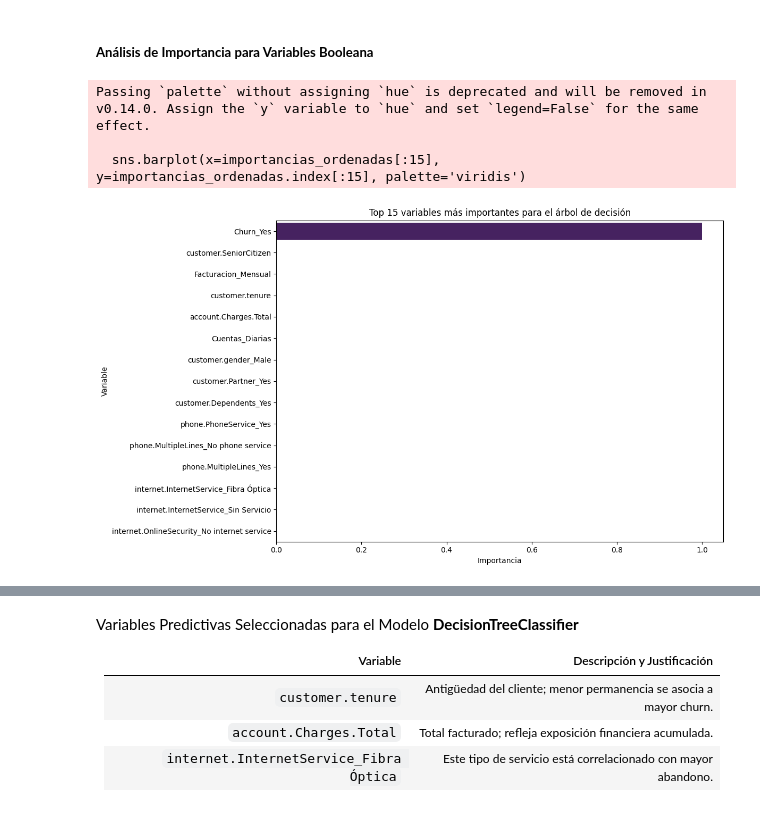
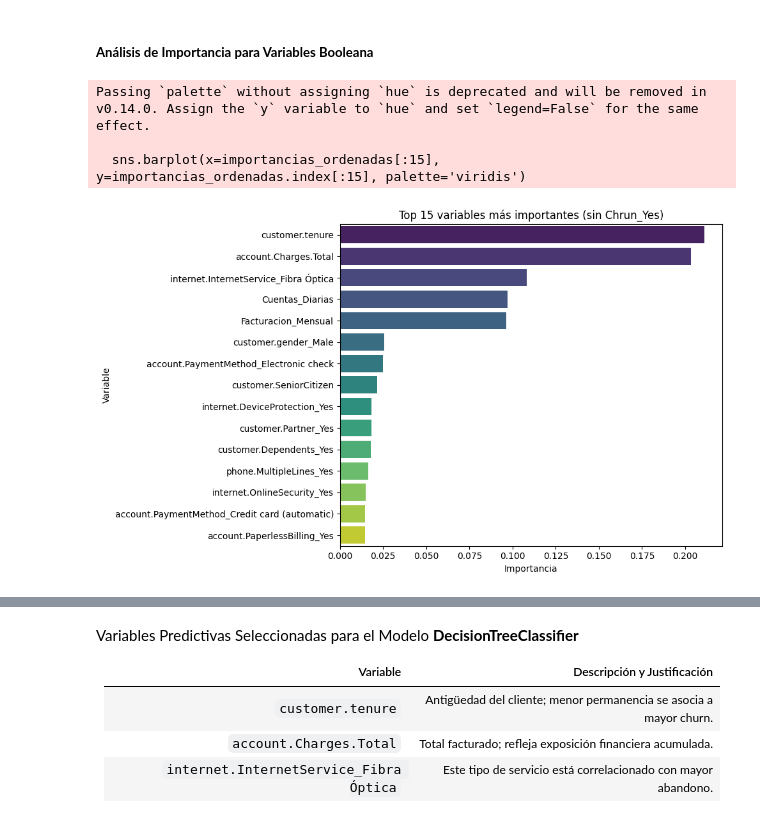
Before and after one commit to Maucho6340/Telecom_X_LATAM_Predict, a Jupyter notebook: Challenge_predict_evasion.ipynb, the cells around one changed output, grey strips where cells are left out. Drawn from its saved outputs; the diff is of its cells as text; code cells hidden in the pictures.

```diff
--- a/Challenge_predict_evasion.ipynb
+++ b/Challenge_predict_evasion.ipynb
@@ -61,3 +61,19 @@ df_final.head(5)
 | 3 | 0011-IGKFF | Yes | Male | 1 | Yes | No | ... |
 | 4 | 0013-EXCHZ | Yes | Female | 1 | Yes | No | ... |
 5 rows × 24 columns
+# %%
+#
+#
+#
+# Renombrar columnas que contienen 'Churn' por 'Chrun'
+df_final.columns = [
+    col.replace('Churn', 'Chrun') if 'Churn' in col else col
+    for col in df_final.columns
+]
+
+# Verificar el cambio
+print(df_final.columns[df_final.columns.str.contains('Chrun')])
+#
+#
+#
+#
@@ -102,12 +120,12 @@ df_final.sample(5)
 df_final['account.Charges.Total'] = df_final['account.Charges.Total'].fillna(df_final['account.Charges.Total'].median())
 
 # Eliminar filas sin datos en la variable objetivo
-df_final.dropna(subset=['Churn_bin', 'Churn_num'], inplace=True)
+df_final.dropna(subset=['Chrun_bin', 'Chrun_num'], inplace=True)
 # %% [markdown]
 ##### **Codificación de Variables Categórica**
 # %%
-# Eliminar columna de ID si no es predictiva
-df_final.drop(columns=['ID_Cliente'], inplace=True)
+# Elimina columna ID_Cliente o l ignora si ya no existe
+df_final.drop(columns=['ID_Cliente'], inplace=True, errors='ignore')
 
 # Codificación con pd.get_dummies
 columnas_categoricas = df_final.select_dtypes(include='object').columns
@@ -160,30 +196,28 @@ plt.show()
 # %% [markdown]
 ##### **Análisis de Importancia para Variables Booleana**
 # %%
-from sklearn.tree import DecisionTreeClassifier
+X = df_final.drop(columns=['Chrun_bin', 'Chrun_num', 'Chrun_Yes'])  # excluimos el target y su duplicado
+y = df_final['Chrun_bin']  # o 'Churn_num' según tu criterio
 
-# Definimos variables predictoras y target
-X = df_final.drop(columns=['Churn_bin', 'Churn_num'])
-y = df_final['Churn_bin']  # o 'Churn_num' si preferimos continuo
-
-# Entrenar modelo rápido para evaluar importancia
 modelo_arbol = DecisionTreeClassifier(random_state=42)
 modelo_arbol.fit(X, y)
 
-# Obtener importancias
 importancias = pd.Series(modelo_arbol.feature_importances_, index=X.columns)
 importancias_ordenadas = importancias.sort_values(ascending=False)
 
-# Visualización
-plt.figure(figsize=(12, 7))
+# Visualizamos nuevamente
+import seaborn as sns
+import matplotlib.pyplot as plt
+
+plt.figure(figsize=(10, 6))
 sns.barplot(x=importancias_ordenadas[:15], y=importancias_ordenadas.index[:15], palette='viridis')
-plt.title("Top 15 variables más importantes para el árbol de decisión")
+plt.title("Top 15 variables más importantes (sin Chrun_Yes)")
 plt.xlabel("Importancia")
 plt.ylabel("Variable")
 plt.tight_layout()
 plt.show()
 # %% [output]
 Passing `palette` without assigning `hue` is deprecated and will be removed in v0.14.0. Assign the `y` variable to `hue` and set `legend=False` for the same effect.
 
   sns.barplot(x=importancias_ordenadas[:15], y=importancias_ordenadas.index[:15], palette='viridis')
-[figure, old version]
+[figure, new version]
```
Also changed, not shown: parts of 41 cells of this notebook.
